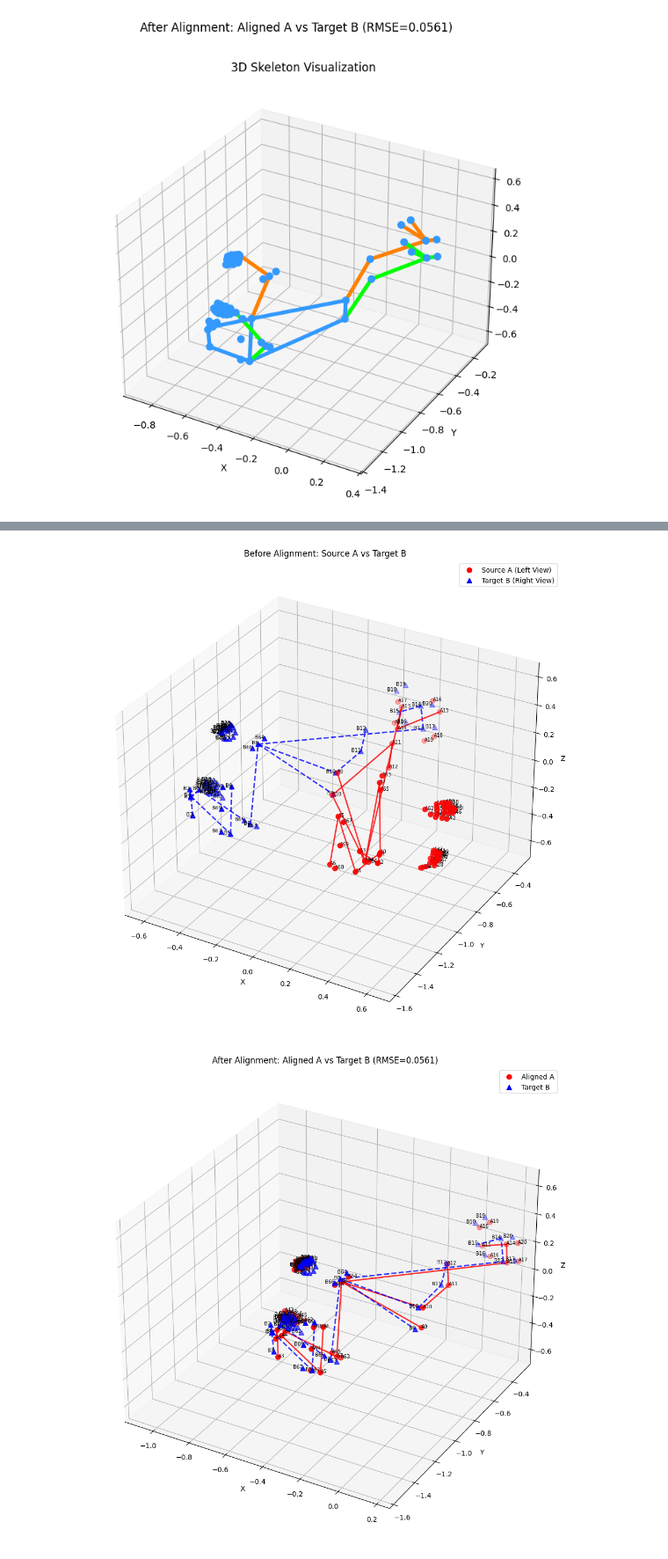
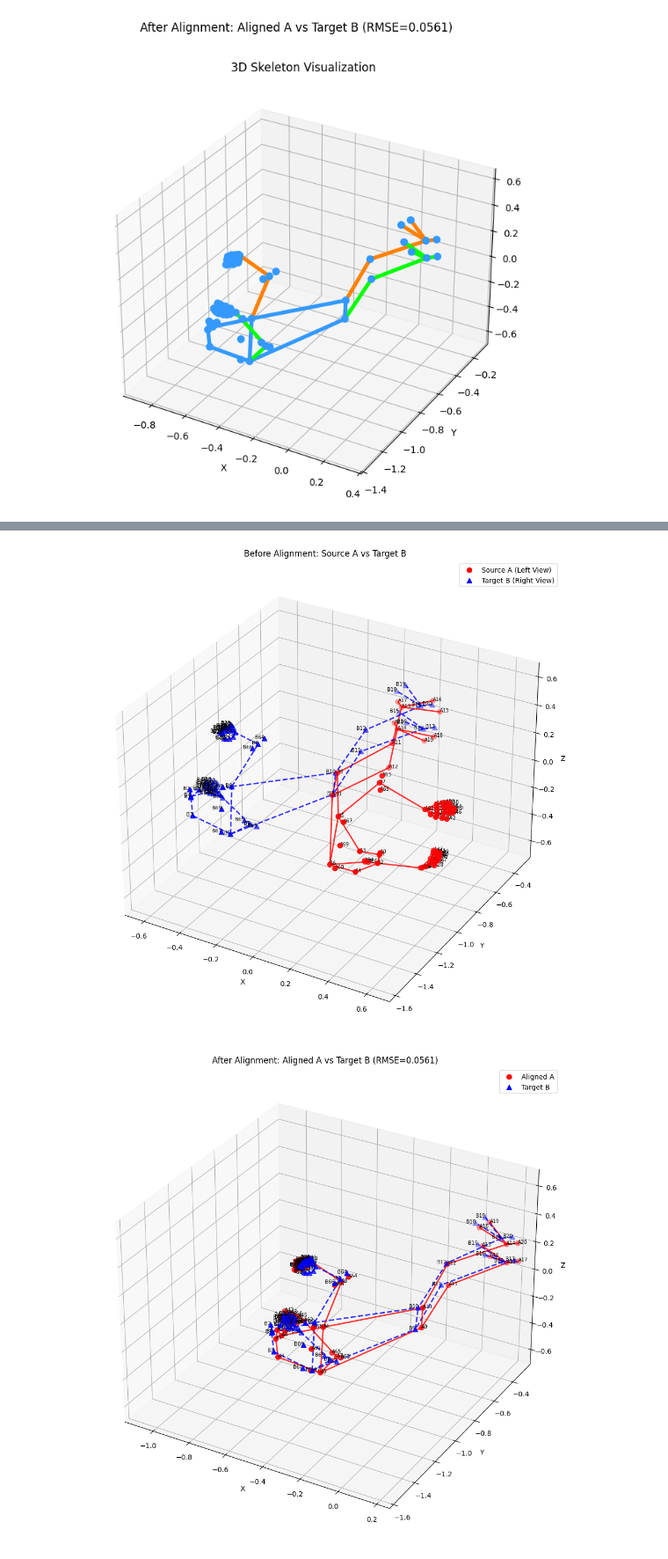
Before and after one commit to ChenKaiXuSan/Skiing_Analysis_PyTorch, a Jupyter notebook: analysis/sam3d_body.ipynb, the cells around one changed output, grey strips where cells are left out. Shown at 88% size. Saved outputs shown, nothing was run; the diff lists cells and outputs as text; code cells hidden in the pictures.

```diff
--- a/analysis/sam3d_body.ipynb
+++ b/analysis/sam3d_body.ipynb
@@ -103,33 +82,0 @@ visualizer.skeleton
-# %%
-
-Rt_n[:, 0] *= -1  # mirror x axis
-# Rt_n[:, 1] *= -1  # flip y axis
-Rt_n[:, 2] *= -1  # flip z axis
-
-# draw left and right 3d pose in one plot
-import matplotlib.pyplot as plt
-fig = plt.figure(figsize=(6, 6))
-ax = fig.add_subplot(111, projection='3d')
-ax.scatter(Lt_n[:, 0], Lt_n[:, 1], Lt_n[:, 2], c='r', label='Left 3D Pose')
-ax.scatter(Rt_n[:, 0], Rt_n[:, 1], Rt_n[:, 2], c='b', label='Right 3D Pose')
-
-
-for a, b in H36M17_EDGES:
-    ax.plot([Lt_n[a, 0], Lt_n[b, 0]],
-            [Lt_n[a, 1], Lt_n[b, 1]],
-            [Lt_n[a, 2], Lt_n[b, 2]], c='r')
-    ax.plot([Rt_n[a, 0], Rt_n[b, 0]],
-            [Rt_n[a, 1], Rt_n[b, 1]],
-            [Rt_n[a, 2], Rt_n[b, 2]], c='b')
-
-# 标注点的索引
-for i, (xi, yi, zi) in enumerate(zip(Lt_n[:, 0], Lt_n[:, 1], Lt_n[:, 2])):
-    ax.text(xi, yi, zi, f"{i}", color="red", fontsize=7)
-
-for i, (xi, yi, zi) in enumerate(zip(Rt_n[:, 0], Rt_n[:, 1], Rt_n[:, 2])):
-    ax.text(xi, yi, zi, f"{i}", color="blue", fontsize=7)
-
-ax.set_xlabel('X'); ax.set_ylabel('Y'); ax.set_zlabel('Z')
-ax.legend()
-fig.tight_layout()
-plt.show()
@@ -382,40 +327,40 @@ rmse = np.sqrt(np.mean(np.sum((A_aligned - Rt_n)**2, axis=1)))
 # 1. 配准前对比
 fig_before = plot_3d_skeleton_alignment(
     Lt_n, Rt_n,
-    H36M17_EDGES,
+    visualizer.skeleton,
     title='Before Alignment: Source A vs Target B',
     A_label='Source A (Left View)',
     B_label='Target B (Right View)'
 )
 plt.show(fig_before)
 
 # 2. 配准后对比 (重点查看 RMSE)
 fig_after = plot_3d_skeleton_alignment(
     A_aligned, Rt_n,
-    H36M17_EDGES,
+    visualizer.skeleton,
     title='After Alignment: Aligned A vs Target B',
     rmse=rmse,
     A_label='Aligned A',
     B_label='Target B'
 )
 plt.show(fig_after)
 # %% [output]
 left_outputs (Source A): pred_cam_t, pred_global_rots
 [-0.45446438  1.5032961   2.993183  ]
 [[[ 1.          0.          0.        ]
   [ 0.          1.          0.        ]
   [ 0.          0.          1.        ]]
 
  [[ 0.11190611  0.15946792  0.98083985]
   [-0.10842217  0.9831064  -0.1474663 ]
   [-0.9877862  -0.08984241  0.12730551]]
 
  [[ 0.1609256  -0.9826135   0.09259462]
   [-0.9859548  -0.16429856 -0.02998659]
 ... (42 lines left out)
 Rigid Transform (R, t):
 [[-0.9994807   0.01173441  0.03000821]
  [ 0.01128004  0.99981976 -0.01526747]
  [-0.03018195 -0.01492105 -0.999433  ]] [ 0.02187321  0.03321618 -0.02832674]
-[figure, old version]
+[figure, new version]
-[figure, old version]
+[figure, new version]
```
Also changed, not shown: parts of 7 cells of this notebook, 13 other files.
